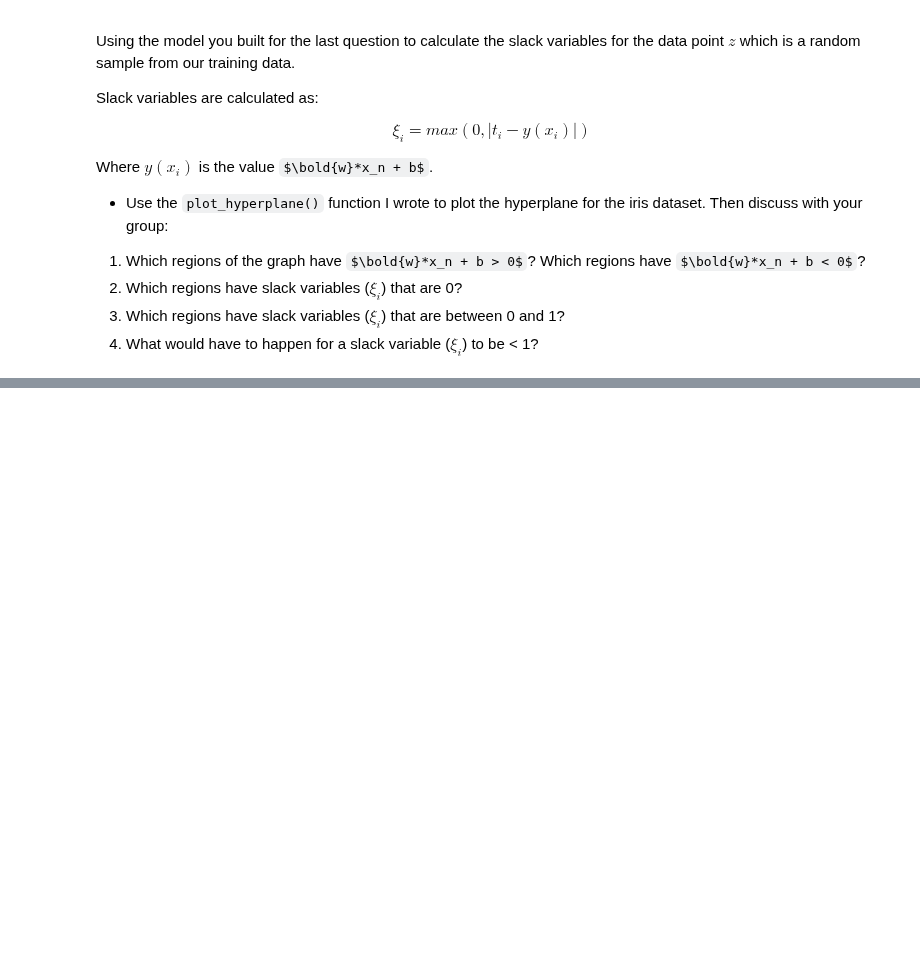
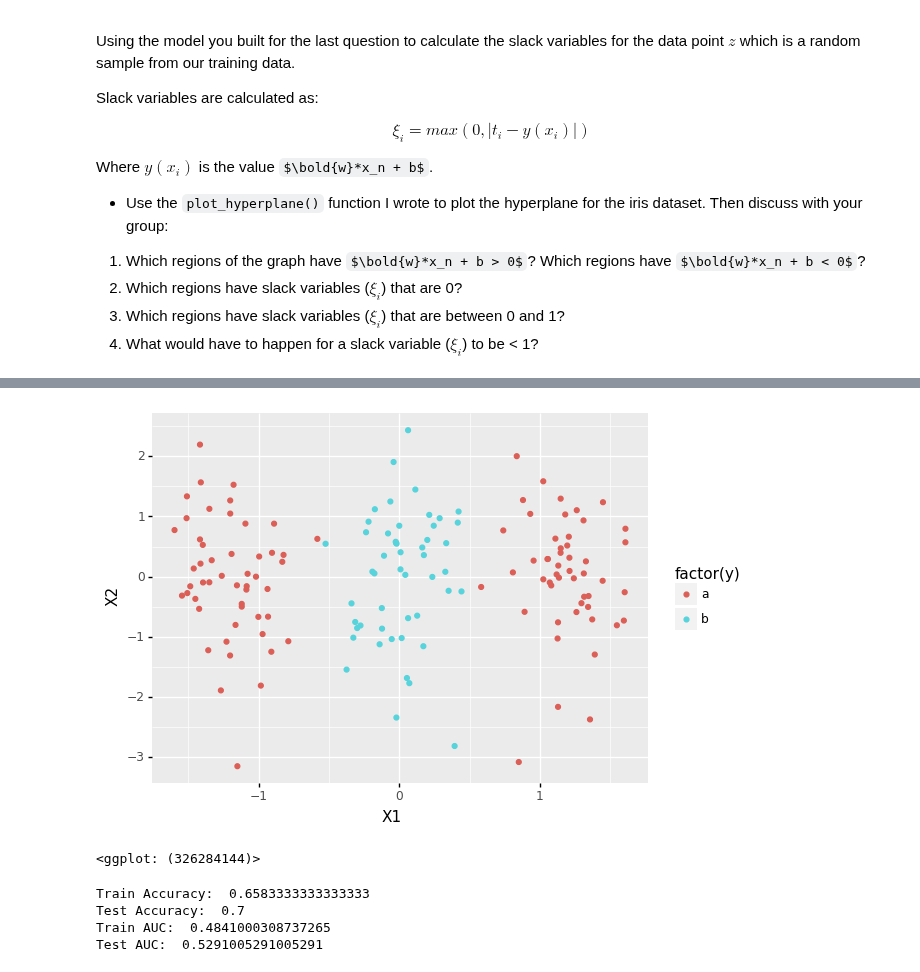
Before and after one commit to min-is/Chapman-University, a Jupyter notebook: CPSC 393 - Machine Learning/Classwork/3 - SupportVectorMachinesI.ipynb, the cells around one changed output, grey strips where cells are left out. Drawn from its saved outputs; the diff is of its cells as text; code cells hidden in the pictures; some formulas as TeX source; blank space fills up the shorter version.

```diff
--- a/CPSC 393 - Machine Learning/Classwork/3 - SupportVectorMachinesI.ipynb
+++ b/CPSC 393 - Machine Learning/Classwork/3 - SupportVectorMachinesI.ipynb
@@ -388,3 +401,9 @@ Then, build an Support Vector Classifier to try to classify the data. How does i
 - Build an empty `SVC()` model with `kernel = "linear"` and `C = 0.001`.
 - fit the model
 - print out the train/test accuracies, and roc aucs.
+# %%
+### YOUR CODE HERE ###
+
+teddy = pd.read_csv("https://raw.githubusercontent.com/cmparlettpelleriti/CPSC393ParlettPelleriti/main/Data/svmcw.csv")
+teddy.dropna()
+teddy.head()
@@ -391,2 +417,54 @@ Then, build an Support Vector Classifier to try to classify the data. How does i
+# %%
+# plot
+
+### YOUR PLOT HERE ###
+
+(ggplot(teddy, aes(x='X1',y='X2',color = 'factor(y)')) + geom_point())
+# %% [output]
+[figure, added]
+<ggplot: (326284144)>
+# %%
+# Do your train test split, and z score
+
+predictors = ['X1', 'X2']
+
+X = teddy[predictors]
+y = teddy['y']
+
+X_train, X_test, y_train, y_test = train_test_split(X,y, test_size = 0.2)
+
+z = StandardScaler()
+
+X_train[predictors] = z.fit_transform(X_train[predictors])
+X_test[predictors] = z.transform(X_test[predictors])
+
+# build empty model
+
+svm = SVC(kernel = 'linear', C = 0.1, probability = True)
+
+# Note: We add the "probability" here because SVM cannot do predict_proba otherwise
+
+# fit model
+
+svm.fit(X_train, y_train)
+
+
+# assess performance
+y_pred_train = svm.predict(X_train)
+y_pred_test = svm.predict(X_test)
+
+y_pred_train_p = svm.predict_proba(X_train)[:,1]
+y_pred_test_p = svm.predict_proba(X_test)[:,1]
+
+print('Train Accuracy: ', accuracy_score(y_train, y_pred_train))
+print('Test Accuracy: ', accuracy_score(y_test, y_pred_test))
+
+print('Train AUC: ', roc_auc_score(y_train, y_pred_train_p))
+print('Test AUC: ', roc_auc_score(y_test, y_pred_test_p))
+# %% [output]
+Train Accuracy:  0.6583333333333333
+Test Accuracy:  0.7
+Train AUC:  0.4841000308737265
+Test AUC:  0.5291005291005291
 # %%
 ### YOUR CODE HERE ###
```
Also changed, not shown: parts of 7 cells of this notebook.
